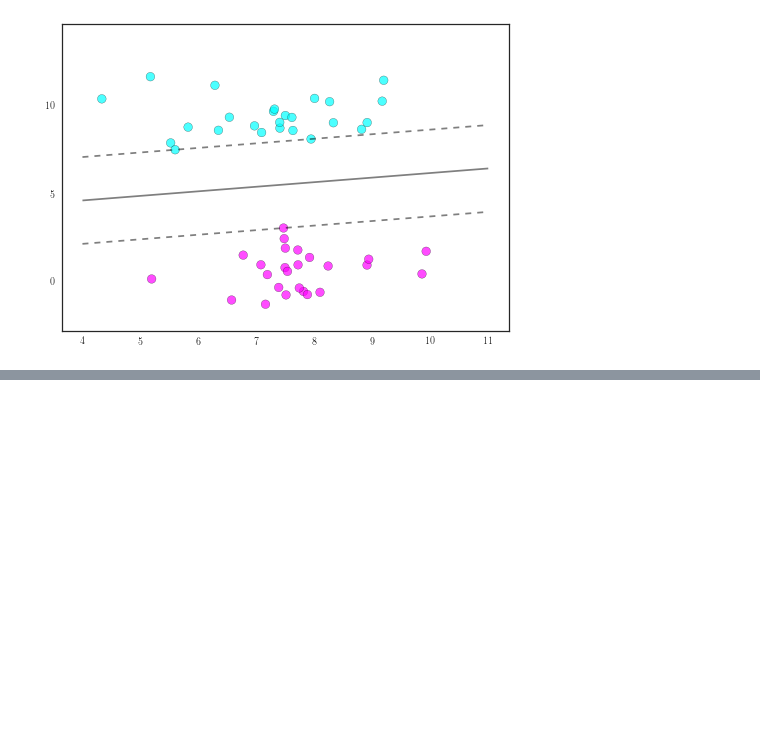
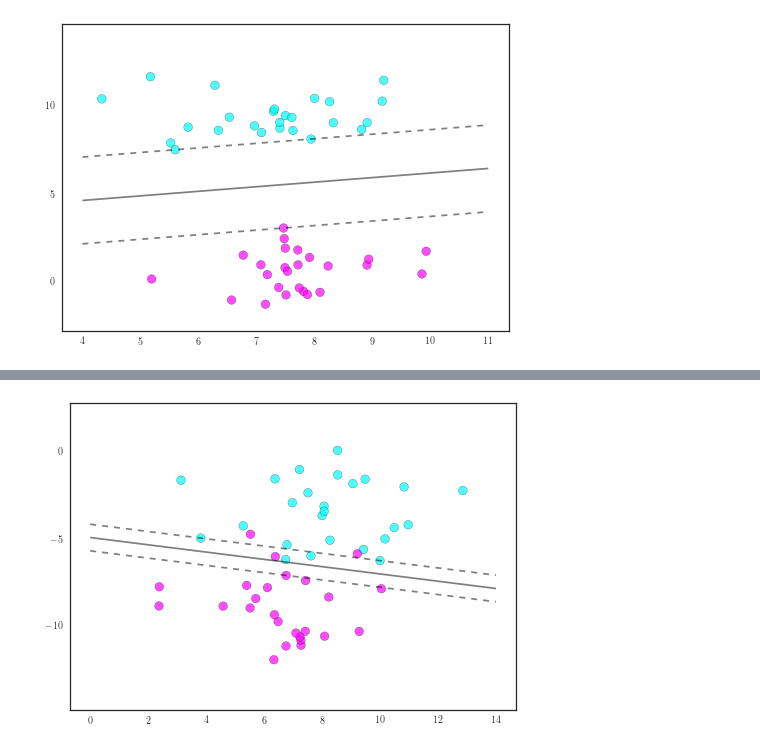
Before and after one commit to icme/cme252-optimization, a Jupyter notebook: lectures/svm/svm.ipynb, the cells around one changed output, grey strips where cells are left out. Saved outputs shown, nothing was run; the diff lists cells and outputs as text; code cells hidden in the pictures; blank space fills up the shorter version.

Commit message:
sparse violation classifier

```diff
--- a/lectures/svm/svm.ipynb
+++ b/lectures/svm/svm.ipynb
@@ -224,0 +249,23 @@ myplot(X, y, a, b, margin=True, line_alpha=.5, filename='fig/max_margin.pdf')
+# %%
+N = 50
+n = 2
+
+X, y = make_blobs(N, centers = 2, random_state=6, center_box=(-10,10), cluster_std=1.9)
+y = 2*y - 1
+
+a = Variable(n)
+b = Variable()
+u = Variable(N)
+
+obj = Minimize(sum_entries(u))
+constr = [mul_elemwise(y, X*a - b) >= 1 - u, u >= 0]
+prob = Problem(obj, constr)
+prob.solve()
+
+a = np.array(a.value).flatten()
+b = b.value
+u = np.array(u.value).flatten()
+
+myplot(X, y, a, b, margin=True, line_alpha=.5, filename='fig/sparse.pdf')
+# %% [output]
+[figure, added]
```
Also changed, not shown: parts of 7 cells of this notebook, 6 other files.
